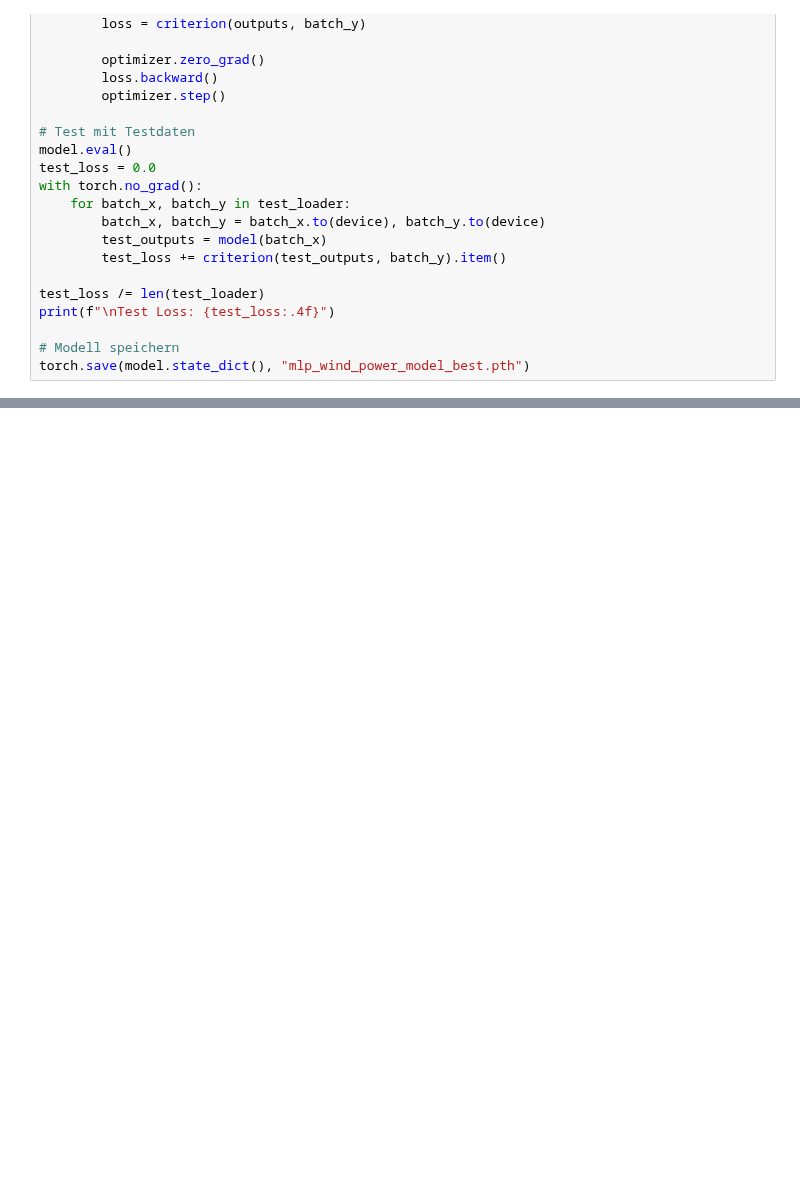
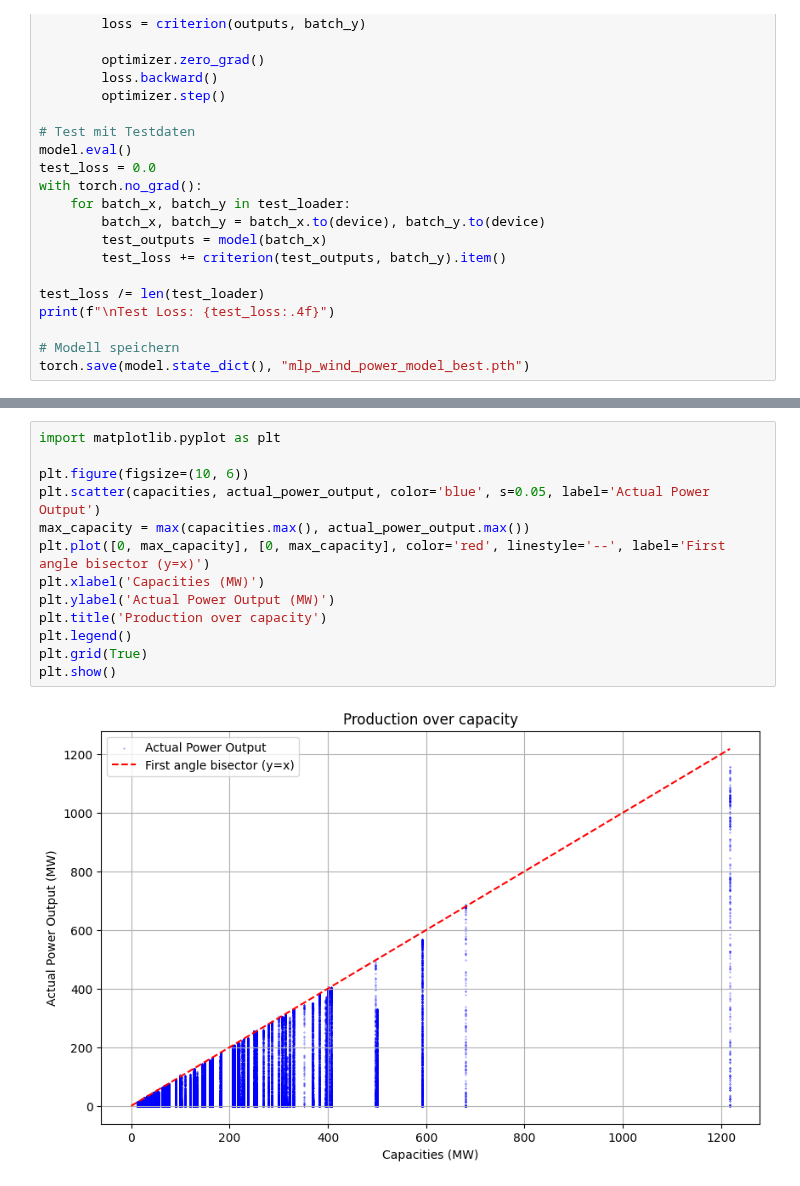
Before and after one commit to el-gif/Webapp, a Jupyter notebook: MLP.ipynb, the cells around one changed output, grey strips where cells are left out. Drawn from its saved outputs; the diff is of its cells as text; blank space fills up the shorter version.

```diff
--- a/MLP.ipynb
+++ b/MLP.ipynb
@@ -335,0 +443,15 @@ torch.save(model.state_dict(), "mlp_wind_power_model_best.pth")
+# %%
+import matplotlib.pyplot as plt
+
+plt.figure(figsize=(10, 6))
+plt.scatter(capacities, actual_power_output, color='blue', s=0.05, label='Actual Power Output')
+max_capacity = max(capacities.max(), actual_power_output.max())
+plt.plot([0, max_capacity], [0, max_capacity], color='red', linestyle='--', label='First angle bisector (y=x)')
+plt.xlabel('Capacities (MW)')
+plt.ylabel('Actual Power Output (MW)')
+plt.title('Production over capacity')
+plt.legend()
+plt.grid(True)
+plt.show()
+# %% [output]
+[figure, added]
```
Also changed, not shown: parts of 13 cells of this notebook, 4 other files.
